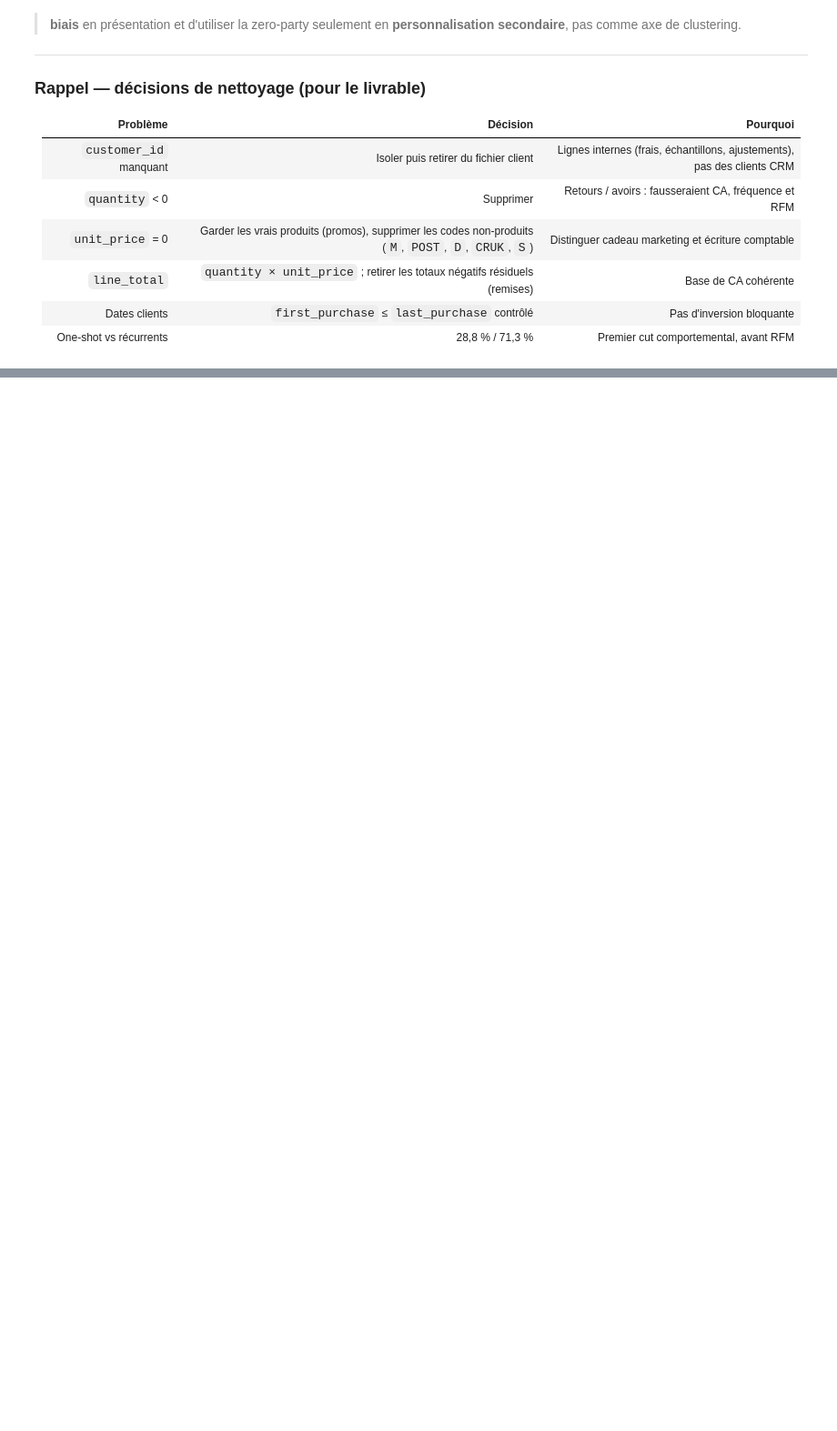
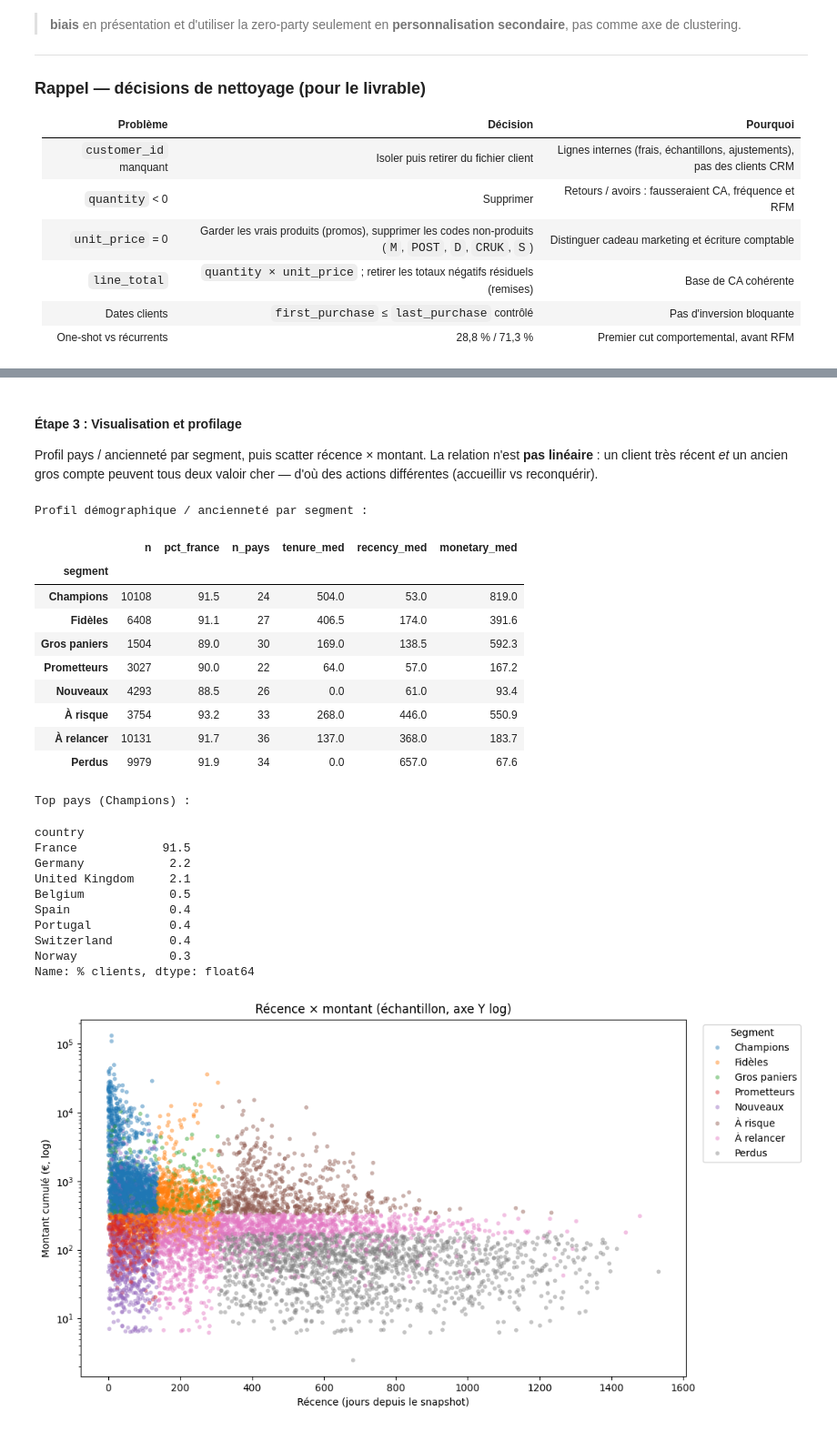
Before and after one commit to RomainR99/Data-Marketing-, a Jupyter notebook: DataMarketing.ipynb, the cells around one changed output, grey strips where cells are left out. Shown at 91% size. Drawn from its saved outputs; the diff is of its cells as text; code cells hidden in the pictures; blank space fills up the shorter version.

```diff
--- a/DataMarketing.ipynb
+++ b/DataMarketing.ipynb
@@ -1347,0 +1780,74 @@ Ces hypothèses relient une observation d'EDA à un comportement attendu, puis
+# %% [markdown]
+#### Étape 3 : Visualisation et profilage
+
+Profil pays / ancienneté par segment, puis scatter récence × montant. La relation n'est **pas linéaire** : un client très récent *et* un ancien gros compte peuvent tous deux valoir cher — d'où des actions différentes (accueillir vs reconquérir).
+# %%
+geo_seg = (
+    rfm_df.assign(is_france=rfm_df['country'].eq('France'))
+    .groupby('segment', observed=True)
+    .agg(
+        n=('customer_id', 'count'),
+        pct_france=('is_france', 'mean'),
+        n_pays=('country', 'nunique'),
+        tenure_med=('tenure_days', 'median'),
+        recency_med=('recency', 'median'),
+        monetary_med=('monetary', 'median'),
+    )
+)
+geo_seg['pct_france'] *= 100
+print("Profil démographique / ancienneté par segment :")
+display(geo_seg.loc[segment_order].round(1))
+
+print("\nTop pays (Champions) :")
+display(
+    rfm_df[rfm_df['segment'] == 'Champions']['country']
+    .value_counts(normalize=True)
+    .head(8)
+    .mul(100)
+    .round(1)
+    .rename('% clients')
+)
+
+sample = rfm_df.sample(n=min(8000, len(rfm_df)), random_state=42)
+plt.figure(figsize=(11, 6))
+sns.scatterplot(
+    data=sample,
+    x='recency',
+    y='monetary',
+    hue='segment',
+    hue_order=segment_order,
+    alpha=0.45,
+    edgecolor='none',
+    s=18,
+)
+plt.yscale('log')
+plt.title('Récence × montant (échantillon, axe Y log)')
+plt.xlabel('Récence (jours depuis le snapshot)')
+plt.ylabel('Montant cumulé (€, log)')
+plt.legend(title='Segment', bbox_to_anchor=(1.02, 1), loc='upper left')
+plt.tight_layout()
+plt.show()
+# %% [output]
+Profil démographique / ancienneté par segment :
+|  | n | pct_france | n_pays | tenure_med | recency_med | monetary_med |
+| segment |  |  |  |  |  |  |
+| Champions | 10108 | 91.5 | 24 | 504.0 | 53.0 | 819.0 |
+| Fidèles | 6408 | 91.1 | 27 | 406.5 | 174.0 | 391.6 |
+| Gros paniers | 1504 | 89.0 | 30 | 169.0 | 138.5 | 592.3 |
+| Prometteurs | 3027 | 90.0 | 22 | 64.0 | 57.0 | 167.2 |
+| Nouveaux | 4293 | 88.5 | 26 | 0.0 | 61.0 | 93.4 |
+| À risque | 3754 | 93.2 | 33 | 268.0 | 446.0 | 550.9 |
+| À relancer | 10131 | 91.7 | 36 | 137.0 | 368.0 | 183.7 |
+| Perdus | 9979 | 91.9 | 34 | 0.0 | 657.0 | 67.6 |
+Top pays (Champions) :
+country
+France            91.5
+Germany            2.2
+United Kingdom     2.1
+Belgium            0.5
+Spain              0.4
+Portugal           0.4
+Switzerland        0.4
+Norway             0.3
+Name: % clients, dtype: float64
+[figure, added]
```
Also changed, not shown: parts of 23 cells of this notebook.
